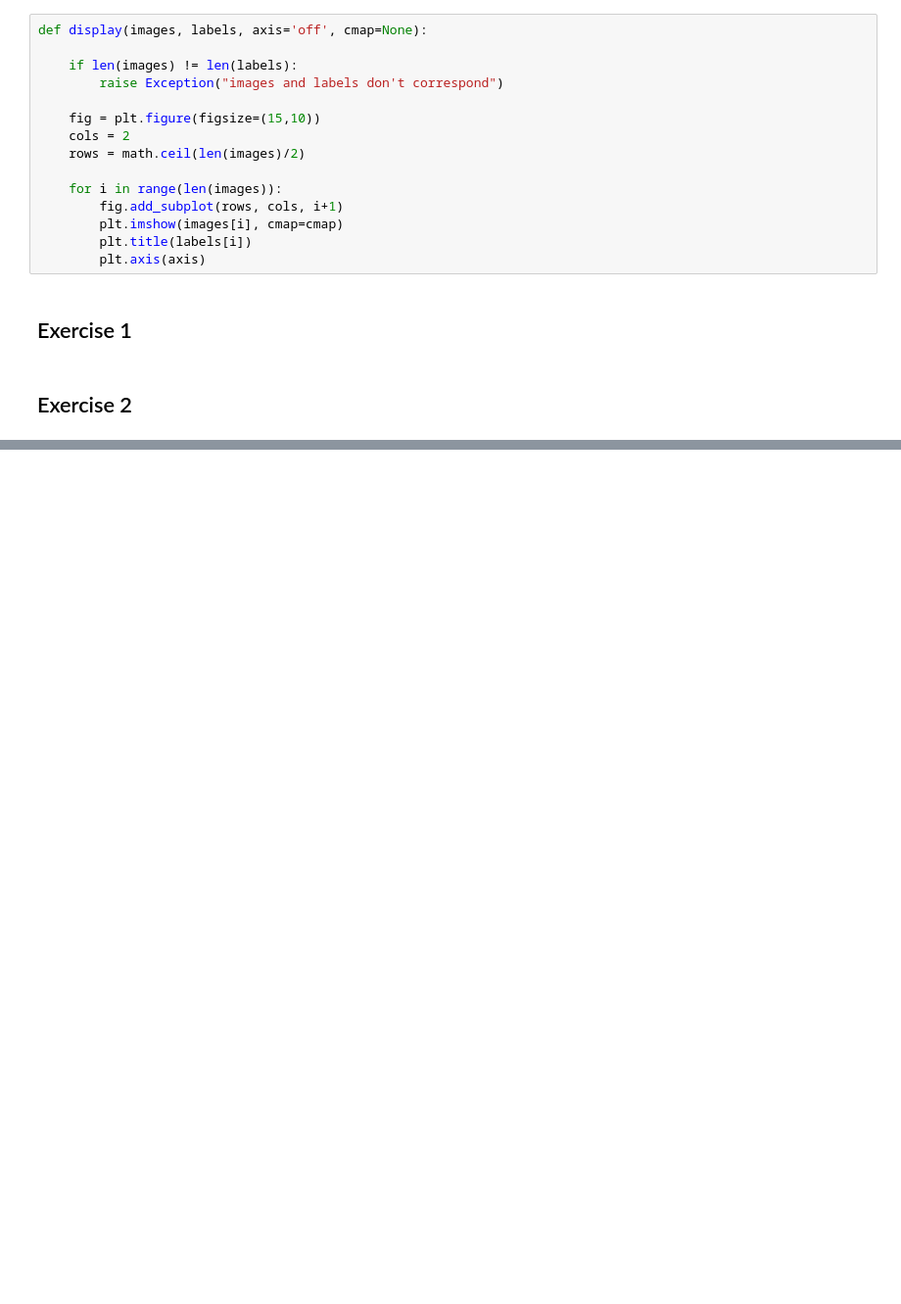
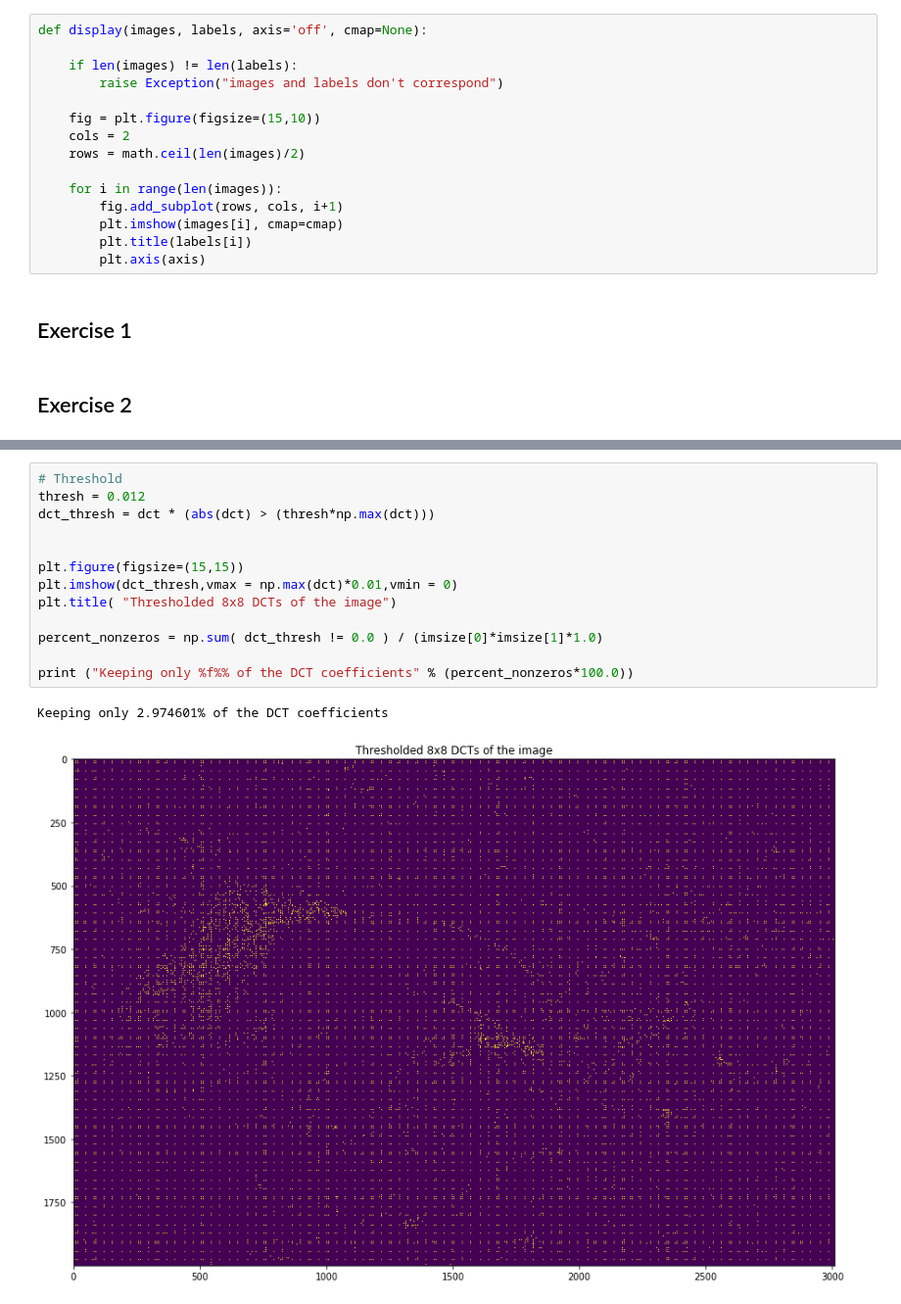
Before and after one commit to S010MON/image-processing, a Jupyter notebook: project2/6252320-Debnath_proj2.ipynb, the cells around one changed output, grey strips where cells are left out. Shown at 98% size. Saved outputs shown, nothing was run; the diff lists cells and outputs as text; blank space fills up the shorter version.

```diff
--- a/project2/6252320-Debnath_proj2.ipynb
+++ b/project2/6252320-Debnath_proj2.ipynb
@@ -40,0 +83,16 @@ display([img, x],['img', 'dct'], cmap='gray')
+# %%
+# Threshold
+thresh = 0.012
+dct_thresh = dct * (abs(dct) > (thresh*np.max(dct)))
+
+
+plt.figure(figsize=(15,15))
+plt.imshow(dct_thresh,vmax = np.max(dct)*0.01,vmin = 0)
+plt.title( "Thresholded 8x8 DCTs of the image")
+
+percent_nonzeros = np.sum( dct_thresh != 0.0 ) / (imsize[0]*imsize[1]*1.0)
+
+print ("Keeping only %f%% of the DCT coefficients" % (percent_nonzeros*100.0))
+# %% [output]
+Keeping only 2.974601% of the DCT coefficients
+[figure, added]
```
Also changed, not shown: parts of 6 cells of this notebook.
